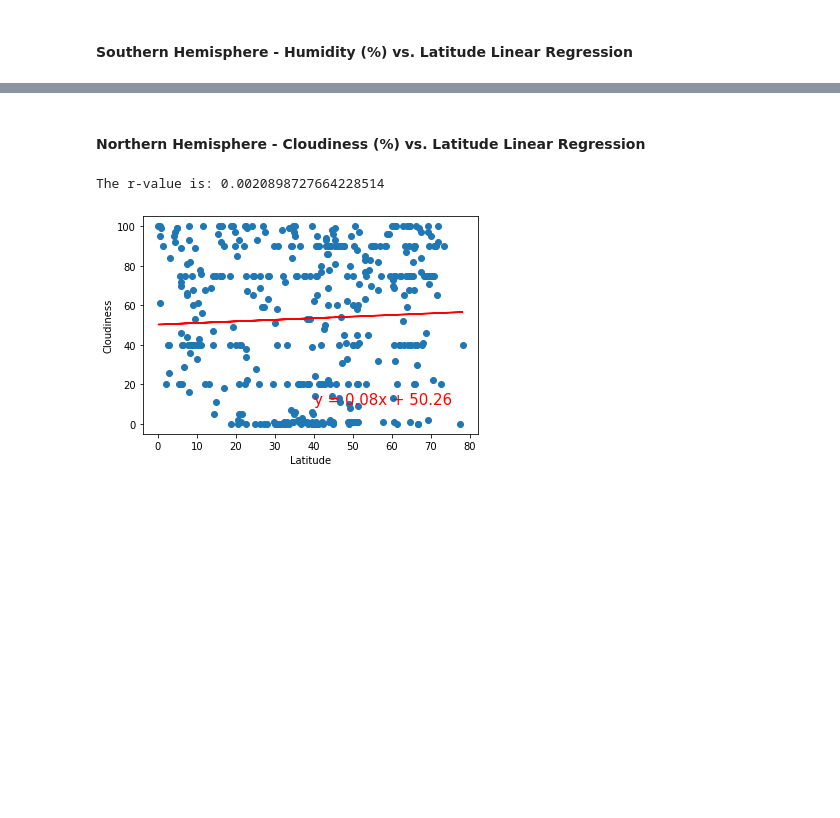
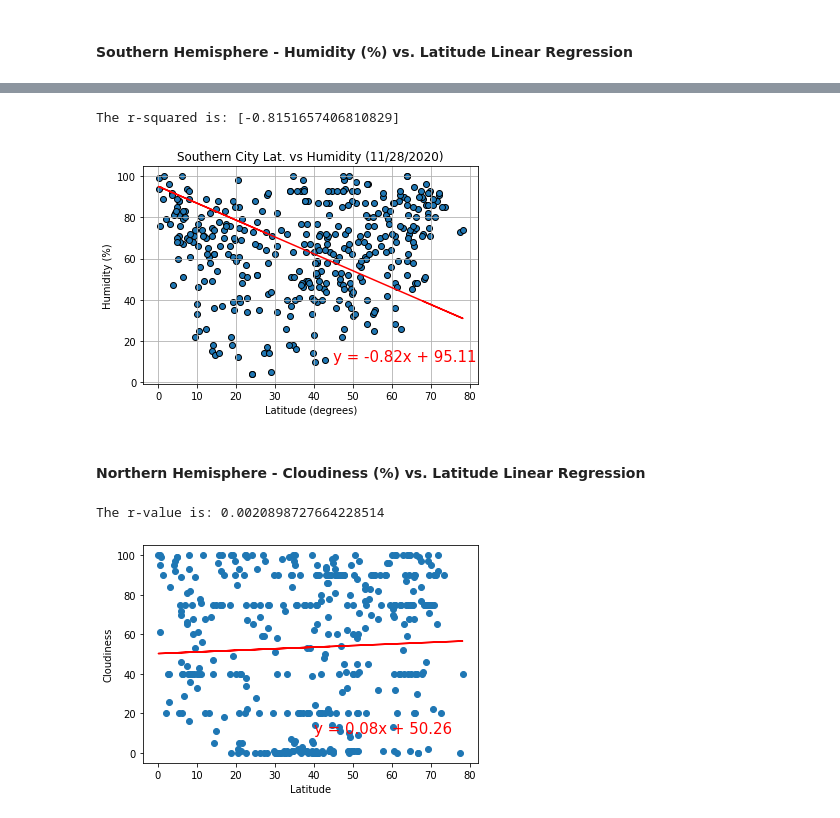
Before and after one commit to gelopez21/PythonAPI_Challenge_WK6, a Jupyter notebook: WeatherPy.ipynb, the cells around one changed output, grey strips where cells are left out. Drawn from its saved outputs; the diff is of its cells as text; code cells hidden in the pictures; blank space fills up the shorter version.

```diff
--- a/WeatherPy.ipynb
+++ b/WeatherPy.ipynb
@@ -352,3 +363,22 @@ The r-value is: 0.014985174297345524
+# %%
+x = southerncitydata.Lat
+y = southerncitydata.Humidity
+
+plt.scatter(southerncitydata['Lat'],southerncitydata['Humidity'],edgecolors='k')
+plt.title(f"Southern City Lat. vs Humidity ({today})")
+plt.xlabel("Latitude (degrees)")
+plt.ylabel("Humidity (%)")
+plt.grid(b=True,axis="both")
+
+plt.plot(x, regression_values,"r-")
+plt.annotate(line_eq,(45,10),fontsize=15,color="red")
+
+print(f"The r-squared is: {[rvalue]}")
+
+plt.savefig("output_data/SouthernCityLat_v_Humidity.png")
+# %% [output]
+The r-squared is: [-0.8151657406810829]
+[figure, added]
 # %% [markdown]
 ####  Northern Hemisphere - Cloudiness (%) vs. Latitude Linear Regression
 # %%
```
Also changed, not shown: parts of 5 cells of this notebook.
